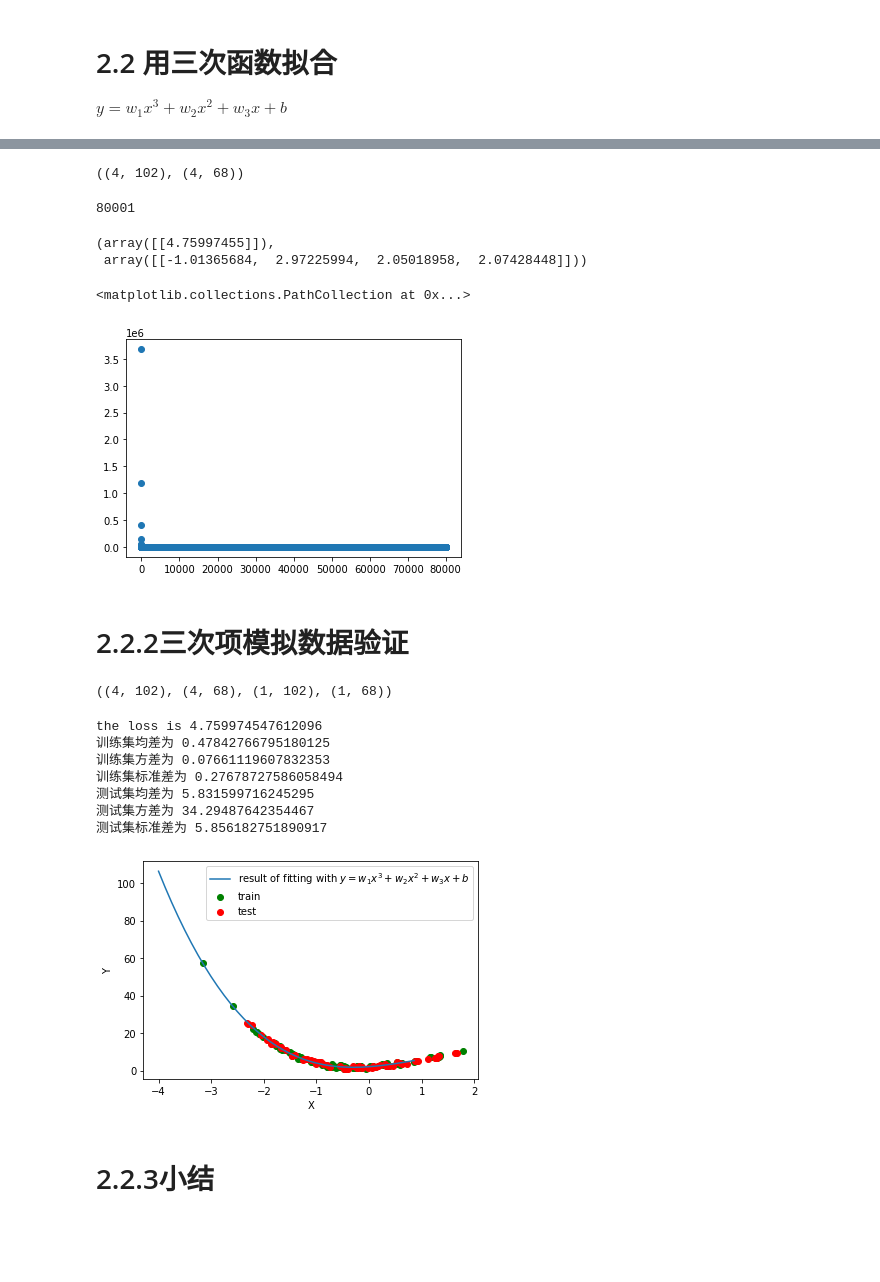
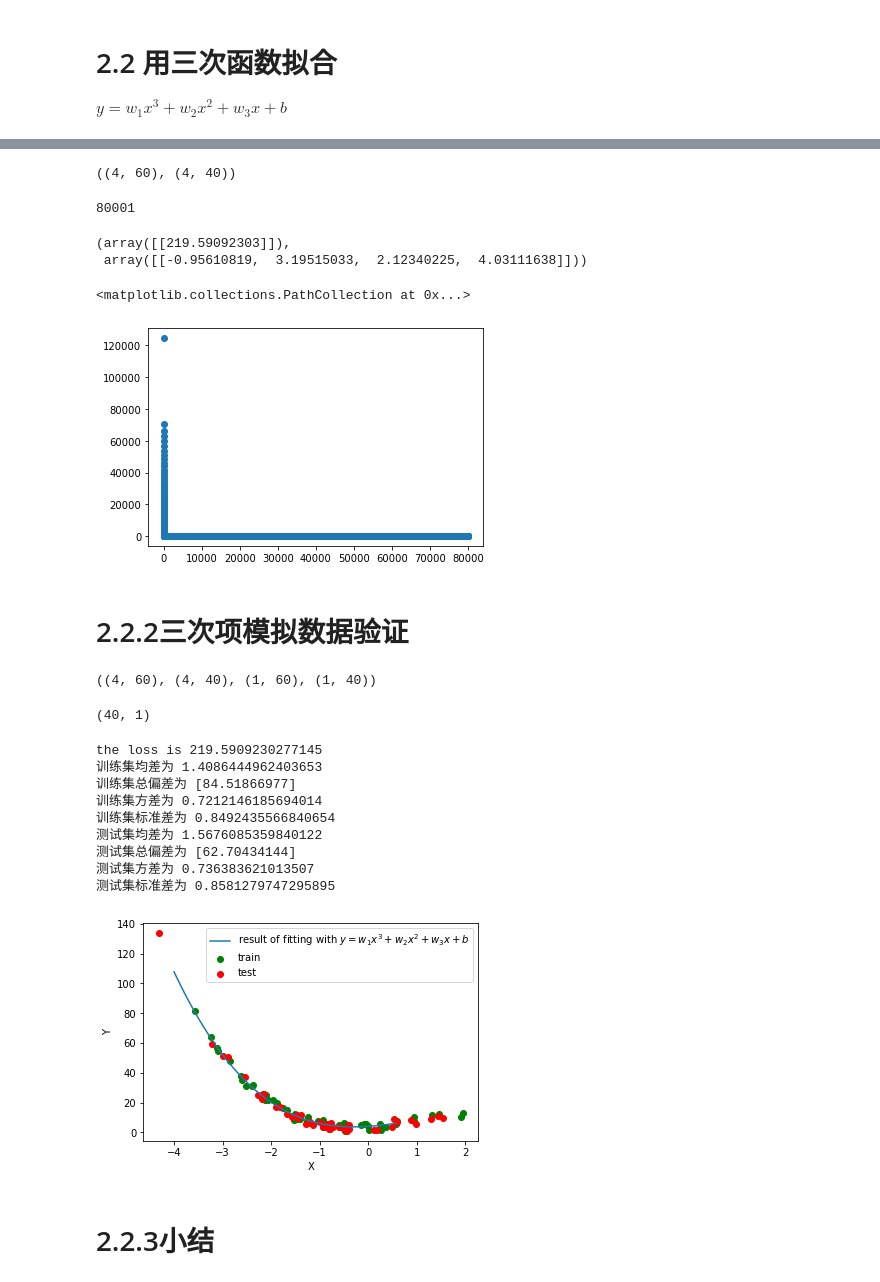
Before and after one commit to bternity/ML2020, a Jupyter notebook: 一元多次函数拟合数据.ipynb, the cells around one changed output, grey strips where cells are left out. Drawn from its saved outputs; the diff is of its cells as text; code cells hidden in the pictures; blank space fills up the shorter version.

```diff
--- a/一元多次函数拟合数据.ipynb
+++ b/一元多次函数拟合数据.ipynb
@@ -5,11 +5,12 @@ import numpy as np
 # %% [markdown]
 ## 1.1生成变量$x$
 # %%
-totnub = 170 #数据的数量
+totnub = 100 #数据的数量
 train_nub = int(totnub * 0.6) #前n个作为训练数据
 a=-4#图像显示范围
-b=6
+b=2
+n=70
 np.random.seed(0)
-X = np.random.normal(size=(totnub,1),scale=1,loc=0.4) - 1 #产生在-1附近按正态分布的20组数据
+X = np.random.normal(size=(totnub,1),scale=1.3,loc=0) - 1 #产生在loc附近按正态分布的20组数据
 X.shape
 # %% [output]
@@ -19,6 +20,6 @@ X.shape
 
 $ y = -x^3 + 3x^2 + 2x + 1 $
 # %%
-p = 2 * np.random.random(totnub)#产生噪声
+p = 6 * np.random.random(totnub)#产生噪声
 p.shape
 # %% [output]
@@ -139,7 +148,6 @@ dis_1_te = abs(y1_te - y_te.T)#保存每个数据到线的距离
 m1_te = np.mean(dis_1_te) #一次模型的均差
 xgm1_te = np.var(dis_1_te)
 # %%
-n=40
 x2 = (np.array(np.linspace(a,b,n))).reshape(1,n) #注意x2的结构
 x2_hat = np.concatenate((x2,np.ones((1,n))),axis=0)
 y2 = (np.dot(w_end,x2_hat)).reshape(1,n)
@@ -152,9 +160,11 @@ plt.xlabel('X')
 plt.ylabel('Y')
 print('稳定后的loss为：' , float(loss_list_1[-1]))
 print('训练集均差为' , m1_tr)
+print('训练集总偏差为' , sum(dis_1_tr))
 print('训练集方差为' , xgm1_tr)
 print('训练集标准差为', np.std(dis_1_tr))
 print('测试集均差为' , m1_te)
+print('测试集总偏差为' , sum(dis_1_te))
 print('测试集方差为' , xgm1_te)
 print('测试集标准差为' , np.std(dis_1_te))
 # %% [output]
@@ -195,7 +207,7 @@ x_te_hat = np.concatenate((x_te**3,x_te**2,x_te,np.ones((1,totnub - train_nub)))
 x_hat.shape,x_te_hat.shape
 x_hat.shape,x_te_hat.shape
 # %% [output]
-((4, 102), (4, 68))
+((4, 60), (4, 40))
 # %%
 ## 超参数
 lr = 1e-4
@@ -223,57 +235,66 @@ w_end = w_list[-1]
 # %%
 loss_list_3[-1],w_end
 # %% [output]
-(array([[4.75997455]]),
- array([[-1.01365684,  2.97225994,  2.05018958,  2.07428448]]))
+(array([[219.59092303]]),
+ array([[-0.95610819,  3.19515033,  2.12340225,  4.03111638]]))
 # %%
 plt.scatter(range(num),loss_list_3)
 # %% [output]
 <matplotlib.collections.PathCollection at 0x...>
-[figure, old version]
+[figure, new version]
 # %% [markdown]
 # 2.2.2三次项模拟数据验证
 # %%
 x_hat.shape,x_te_hat.shape,y.shape,y_te.shape
 # %% [output]
-((4, 102), (4, 68), (1, 102), (1, 68))
+((4, 60), (4, 40), (1, 60), (1, 40))
+# %%
+y2_te = np.dot(w_end,x_te_hat)
+dis_2_te = (abs(y2_te - y_te)).T#保存每个数据到线的距离，带正负号
+dis_2_te.shape
+# %% [output]
+(40, 1)
 # %%
 y2_tr = np.dot(w_end,x_hat)
-dis_2_tr = abs(y2_tr - y)#保存每个数据到线的距离，带正负号
+dis_2_tr = (abs(y2_tr - y)).T#保存每个数据到线的距离
 m2_tr = np.mean(dis_2_tr)
 xgm2_tr = np.var(dis_2_tr)
 
 y2_te = np.dot(w_end,x_te_hat)
-dis_2_te = abs(y2_te - y_te.T)#保存每个数据到线的距离，带正负号
+dis_2_te = (abs(y2_te - y_te)).T#保存每个数据到线的距离，带正负号
 m2_te = np.mean(dis_2_te) #一次模型的均差
 xgm2_te = np.var(dis_2_te)
 # %%
-n=40
-x2 = (np.array(np.linspace(a,b,n))).reshape(1,40) #注意x2的结构
+x2 = (np.array(np.linspace(a,b,n))).reshape(1,n) #注意x2的结构
 x2_hat = np.concatenate((x2**3,x2**2,x2,np.ones((1,n))),axis=0)
-y2 = (np.dot(w_end,x2_hat)).reshape(1,40)
+y2 = (np.dot(w_end,x2_hat)).reshape(1,n)
 plt.plot(x2.T,y2.T)
 
 plt.scatter(train_data[:,0],train_data[:,1],c='g')
 plt.scatter(test_data[:,0],test_data[:,1],c='r')
 plt.legend(['result of fitting with $ y = w_1x^3 + w_2x^2 + w_3x + b $','train','test'])
 plt.xlabel('X')
 plt.ylabel('Y')
 print('the loss is' , float(loss_list_3[-1]))
 print('训练集均差为' , m2_tr)
+print('训练集总偏差为' , sum(dis_2_tr))
 print('训练集方差为' , xgm2_tr)
 print('训练集标准差为' , np.std(dis_2_tr))
 print('测试集均差为' , m2_te)
+print('测试集总偏差为' , sum(dis_2_te))
 print('测试集方差为' , xgm2_te)
 print('测试集标准差为' , np.std(dis_2_te))
 # %% [output]
-the loss is 4.759974547612096
-训练集均差为 0.47842766795180125
-训练集方差为 0.07661119607832353
-训练集标准差为 0.27678727586058494
-测试集均差为 5.831599716245295
-测试集方差为 34.29487642354467
-测试集标准差为 5.856182751890917
+the loss is 219.5909230277145
+训练集均差为 1.4086444962403653
+训练集总偏差为 [84.51866977]
+训练集方差为 0.7212146185694014
+训练集标准差为 0.8492435566840654
+测试集均差为 1.5676085359840122
+测试集总偏差为 [62.70434144]
+测试集方差为 0.736383621013507
+测试集标准差为 0.8581279747295895
-[figure, old version]
+[figure, new version]
 # %% [markdown]
 # 2.2.3小结
 # %% [markdown]
```
Also changed, not shown: parts of 22 cells of this notebook, 1 other file.
